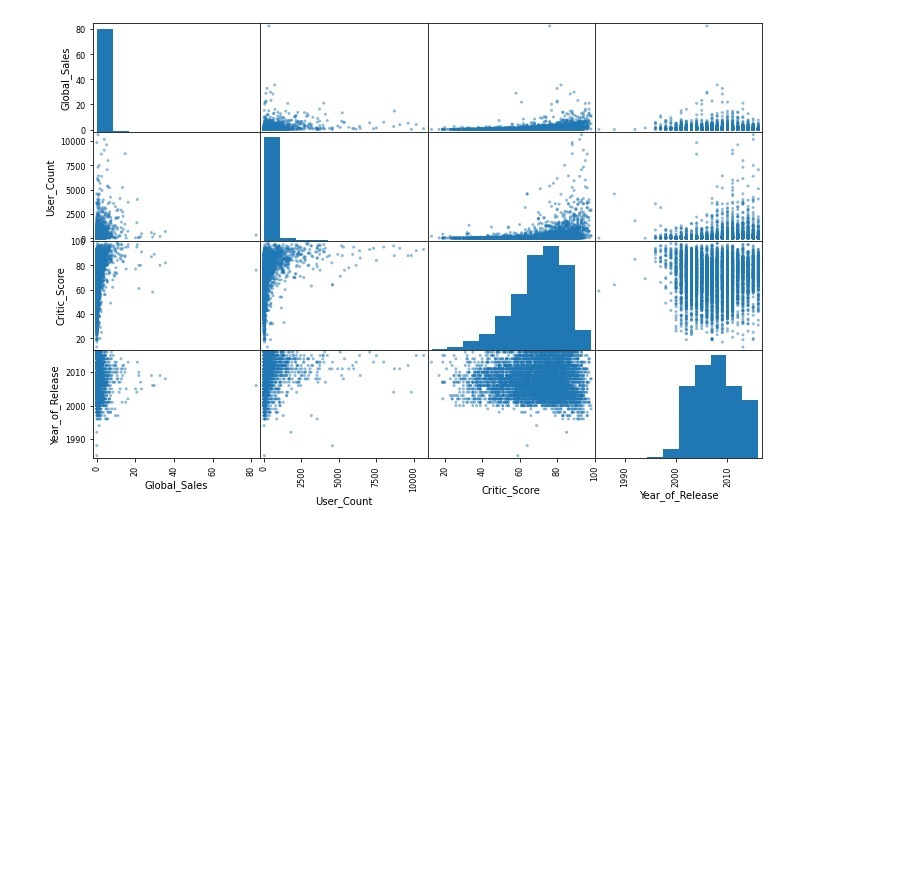
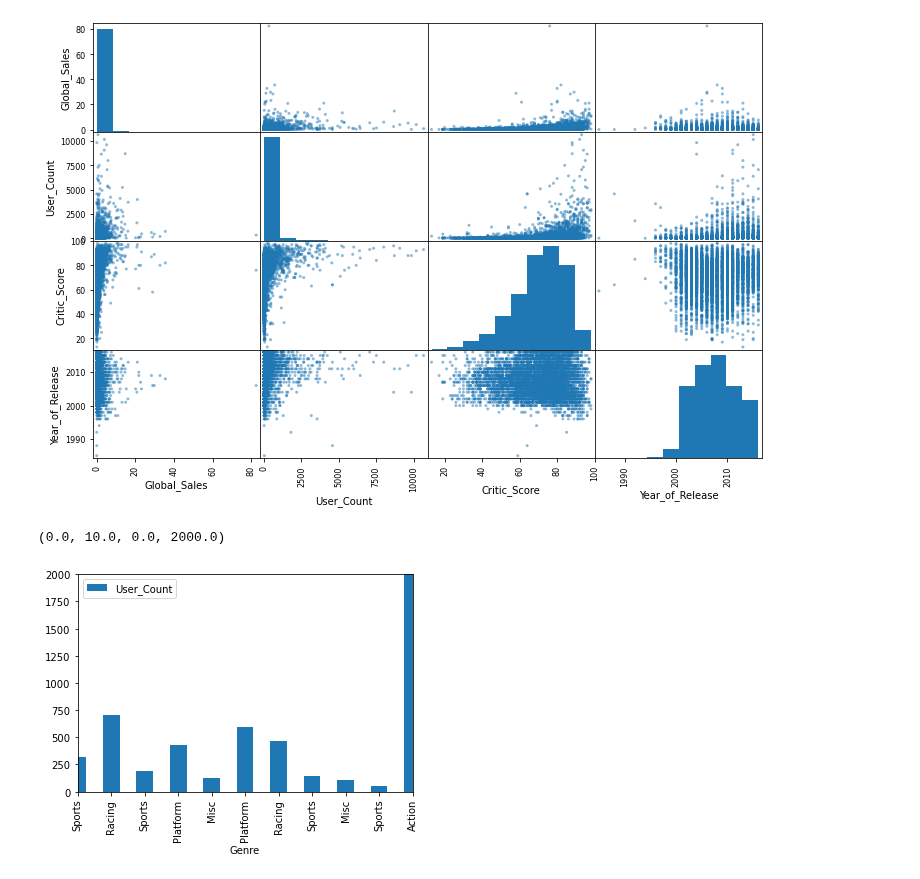
Before and after one commit to msadiq10/DMML-Group-15, a Jupyter notebook: group15-lab2.ipynb, the cells around one changed output. Saved outputs shown, nothing was run; the diff lists cells and outputs as text; code cells hidden in the pictures; blank space fills up the shorter version.

```diff
--- a/group15-lab2.ipynb
+++ b/group15-lab2.ipynb
@@ -245,3 +245,9 @@ array([[<AxesSubplot:xlabel='Global_Sales', ylabel='Global_Sales'>,
         <AxesSubplot:xlabel='Year_of_Release', ylabel='Year_of_Release'>]],
       dtype=object)
 [figure]
+# %%
+df.plot(kind="bar", x="Genre", y="User_Count")
+plt.axis([0, 10, 0, 2000])
+# %% [output]
+(0.0, 10.0, 0.0, 2000.0)
+[figure, added]
```
